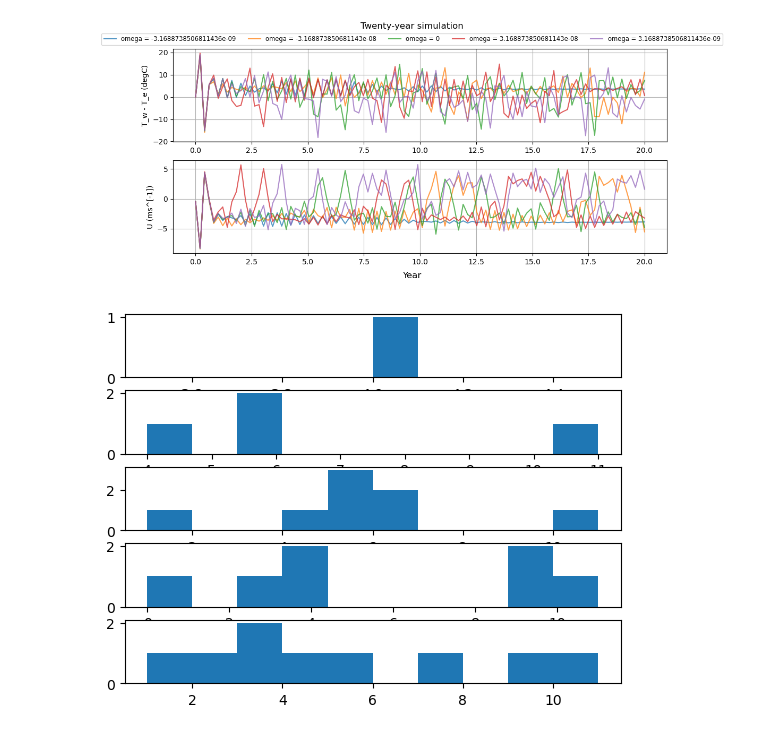
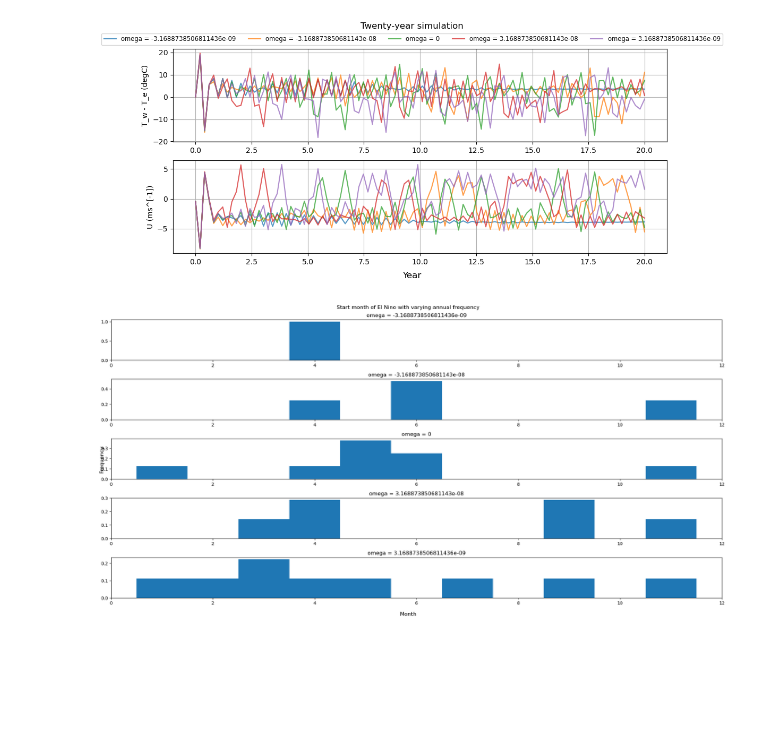
Before and after one commit to lemondoroshow/geoscienceModeling, a Jupyter notebook: ensoModel/modelingENSO.ipynb, the cells around one changed output. Drawn from its saved outputs; the diff is of its cells as text; code cells hidden in the pictures; blank space fills up the shorter version.

```diff
--- a/ensoModel/modelingENSO.ipynb
+++ b/ensoModel/modelingENSO.ipynb
@@ -726,7 +726,7 @@ def system_eq(y, t):
 fig, axs = plt.subplots(2, 1, figsize = (12, 5))
 
 # Prepare month-of-start dictionary
-month_of_start = {'omega_1':[], 'omega_2':[], 'omega_3':[], 'omega_4':[], 'omega_5':[]}
+month_of_start = {}
 
 # Set initial conditions
 init_conds = [-((sec_year * 10) ** (-1)), -(sec_year ** (-1)), 0, sec_year ** (-1), (sec_year * 10) ** (-1)]
@@ -751,7 +751,8 @@ for omega in init_conds:
             en_times_ind_true = np.append(en_times_ind_true, index)
 
     # Convert to month no. and add to data frame
-    month_of_start['omega_' + str(i)] = (twenty_year[en_times_ind_true.astype(int)] / sec_year * 12 % 12).astype(int)
+    month_no = (twenty_year[en_times_ind_true.astype(int)] / sec_year * 12 % 12).astype(int)
+    month_of_start['omega_' + str(i)] = np.where(month_no == 0, 12, month_no)
     i += 1
 
 # Label axes
@@ -768,13 +769,20 @@ fig.supxlabel("Year")
 # %% [output]
 Text(0.5, 0.01, 'Year')
 [figure]
-# %%
-fig, axs = plt.subplots(nrows = 5, ncols = 1)
-
-init_conds = [-((sec_year * 10) ** (-1)), -(sec_year ** (-1)), 0, sec_year ** (-1), (sec_year * 10) ** (-1)]
-i = 1
-for omega in init_conds:
-    axs[i - 1].hist(month_of_start['omega_' + str(i)])
-    i += 1
-# %% [output]
-[figure, removed]
+# %%
+fig, axs = plt.subplots(nrows = len(init_conds), ncols = 1, figsize = (20, 10))
+
+i = 1
+for omega in init_conds:
+    axs[i - 1].hist(month_of_start['omega_' + str(i)], bins = np.arange(-0.5, 12),
+                    weights = np.zeros_like(month_of_start['omega_' + str(i)]) + 1. / month_of_start['omega_' + str(i)].size)
+    axs[i - 1].set_xlim(0, 12)
+    axs[i - 1].set_title("omega = " + str(omega))
+    i += 1
+
+fig.supxlabel("Month")
+fig.supylabel("Frequency")
+fig.suptitle("Start month of El Nino with varying annual frequency")
+plt.tight_layout()
+# %% [output]
+[figure, added]
```
Also changed, not shown: parts of 9 cells of this notebook.
